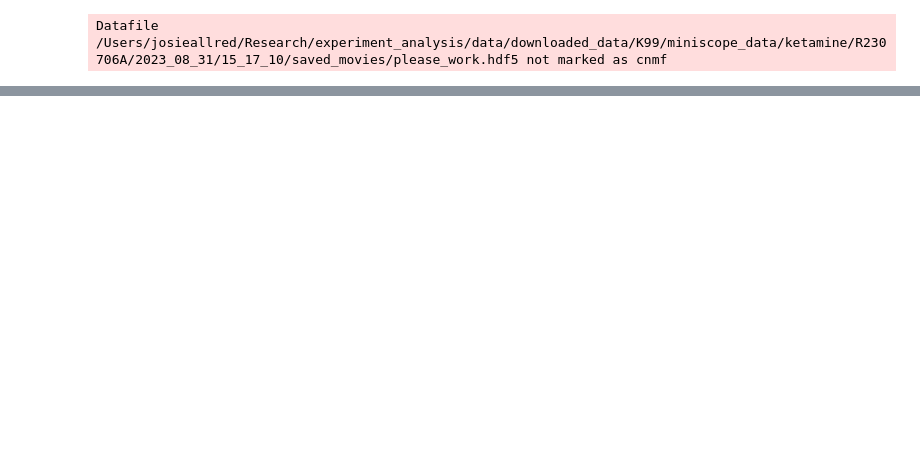
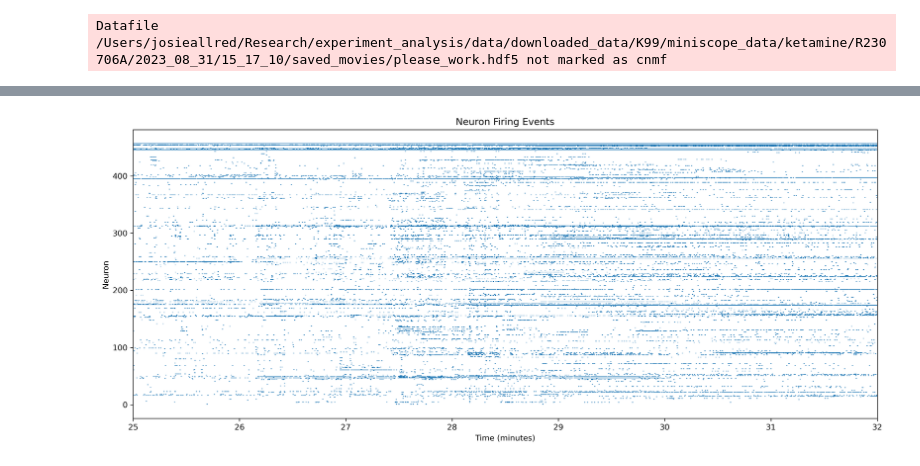
Before and after one commit to emelon8/ACE-NeuroTools, a Jupyter notebook: data_analysis/analysis.ipynb, the cells around one changed output, grey strips where cells are left out. Cells and saved outputs as stored; diff of their text form; code cells hidden in the pictures; blank space fills up the shorter version.

```diff
--- a/data_analysis/analysis.ipynb
+++ b/data_analysis/analysis.ipynb
@@ -54,0 +147,27 @@ plt.eventplot(event_times)
+# %%
+# zoom in on a blip
+n1, n2 = 25, 32
+fps = 30
+
+C_diff = C[:, 1:] - C[:, :-1]
+start_frame = n1 * 60 * fps
+end_frame = n2 * 60 * fps
+C_fires = C_diff[:, start_frame:end_frame] > 20
+
+# Add start_frame offset so indices match absolute minutes rather than starting at 0
+event_times = [(np.where(row)[0] + start_frame) / (fps * 60) for row in C_fires]
+
+plt.figure(figsize=(14, 6), dpi=300)
+plt.eventplot(event_times)
+
+# Set ticks at whole-minute intervals from n1 to n2
+minute_ticks = np.arange(n1, n2 + 1, 1)
+plt.xticks(minute_ticks)
+plt.xlim(n1, n2)
+
+plt.xlabel('Time (minutes)')
+plt.ylabel('Neuron')
+plt.title('Neuron Firing Events')
+plt.tight_layout()
+# %% [output]
+[figure, added]
```
Also changed, not shown: parts of 13 cells of this notebook.
